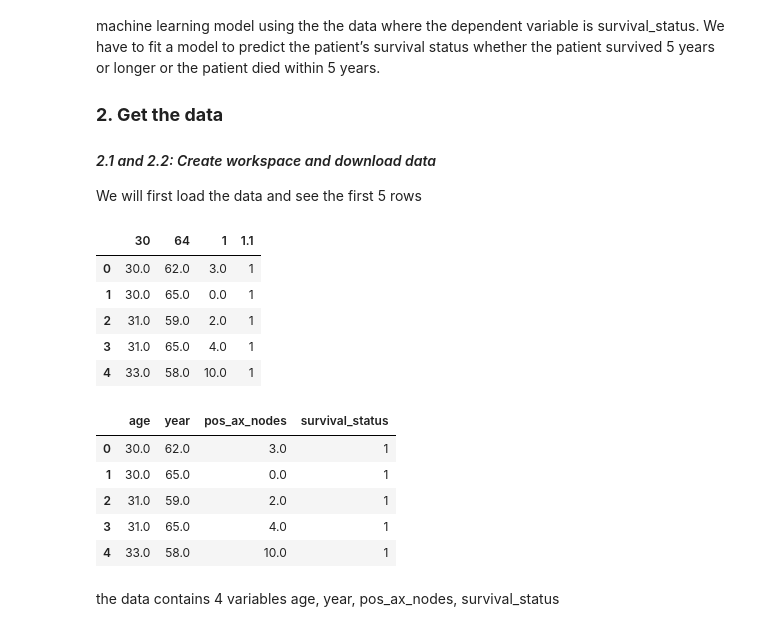
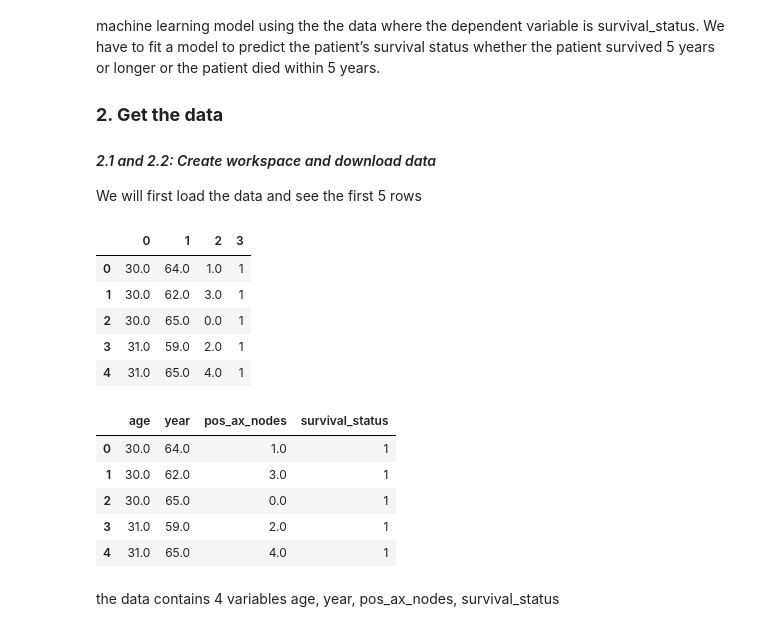
Before and after one commit to kamella04/Survival-ML, a Jupyter notebook: code_and_report.ipynb, the cells around one changed output. Cells and saved outputs as stored; diff of their text form; code cells hidden in the pictures.

Commit message:
Added data and fix file a bit

```diff
--- a/code_and_report.ipynb
+++ b/code_and_report.ipynb
@@ -14,25 +14,25 @@ The dataset contains cases from a study that was conducted between 1958 and 1970
 We will first load the data and see the first 5 rows
 # %%
 import pandas as pd
-df = pd.read_csv('D:/Learning/BDA 500/a1_data.csv')
+df = pd.read_csv("D:\Survival ML\Survival-ML\data.csv", header = None)
 df.head()
 # %% [output]
-|  | 30 | 64 | 1 | 1.1 |
-| 0 | 30.0 | 62.0 | 3.0 | 1 |
-| 1 | 30.0 | 65.0 | 0.0 | 1 |
-| 2 | 31.0 | 59.0 | 2.0 | 1 |
-| 3 | 31.0 | 65.0 | 4.0 | 1 |
-| 4 | 33.0 | 58.0 | 10.0 | 1 |
+|  | 0 | 1 | 2 | 3 |
+| 0 | 30.0 | 64.0 | 1.0 | 1 |
+| 1 | 30.0 | 62.0 | 3.0 | 1 |
+| 2 | 30.0 | 65.0 | 0.0 | 1 |
+| 3 | 31.0 | 59.0 | 2.0 | 1 |
+| 4 | 31.0 | 65.0 | 4.0 | 1 |
 # %%
 df.columns = ['age','year','pos_ax_nodes','survival_status']
 df.head()
 # %% [output]
 |  | age | year | pos_ax_nodes | survival_status |
-| 0 | 30.0 | 62.0 | 3.0 | 1 |
-| 1 | 30.0 | 65.0 | 0.0 | 1 |
-| 2 | 31.0 | 59.0 | 2.0 | 1 |
-| 3 | 31.0 | 65.0 | 4.0 | 1 |
-| 4 | 33.0 | 58.0 | 10.0 | 1 |
+| 0 | 30.0 | 64.0 | 1.0 | 1 |
+| 1 | 30.0 | 62.0 | 3.0 | 1 |
+| 2 | 30.0 | 65.0 | 0.0 | 1 |
+| 3 | 31.0 | 59.0 | 2.0 | 1 |
+| 4 | 31.0 | 65.0 | 4.0 | 1 |
 # %% [markdown]
 the data contains 4 variables
 age, year, pos_ax_nodes, survival_status
```
Also changed, not shown: parts of 32 cells of this notebook, 1 other file.
